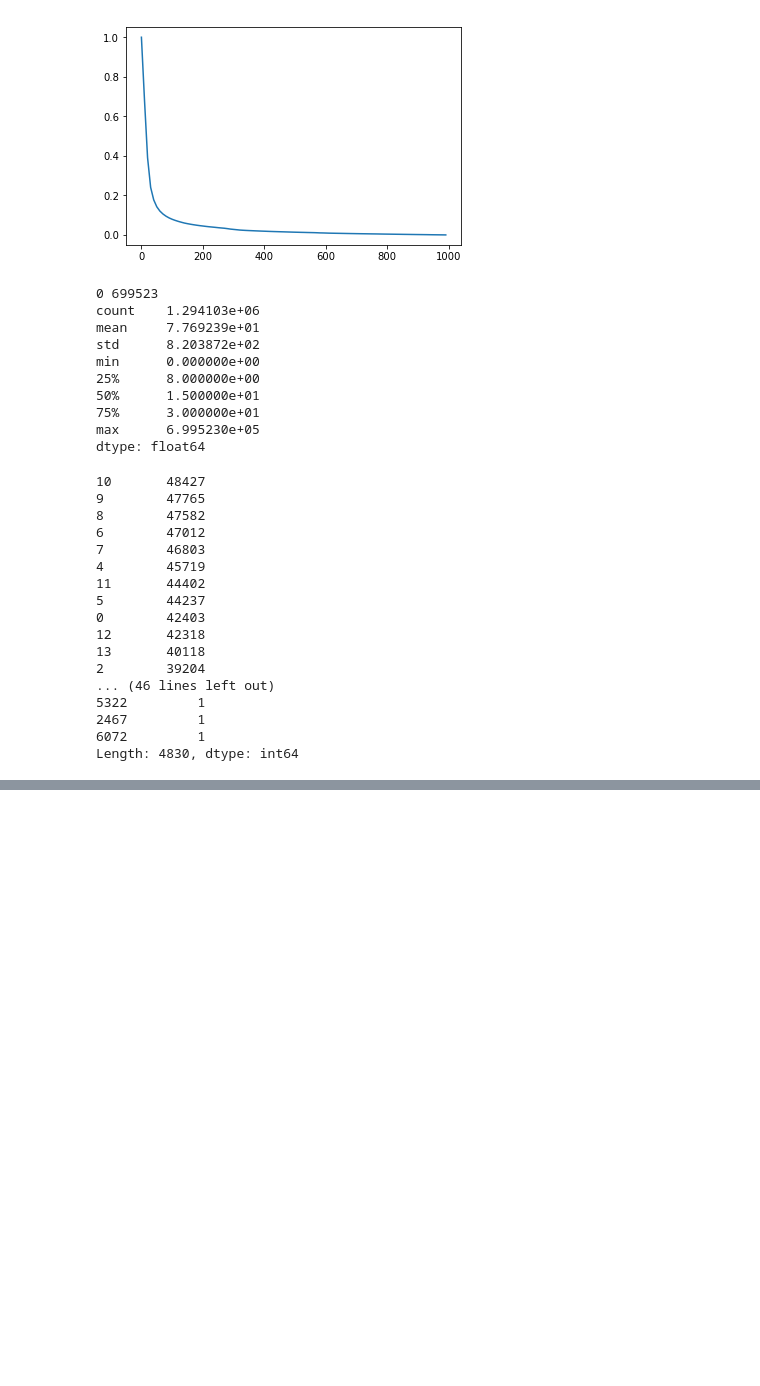
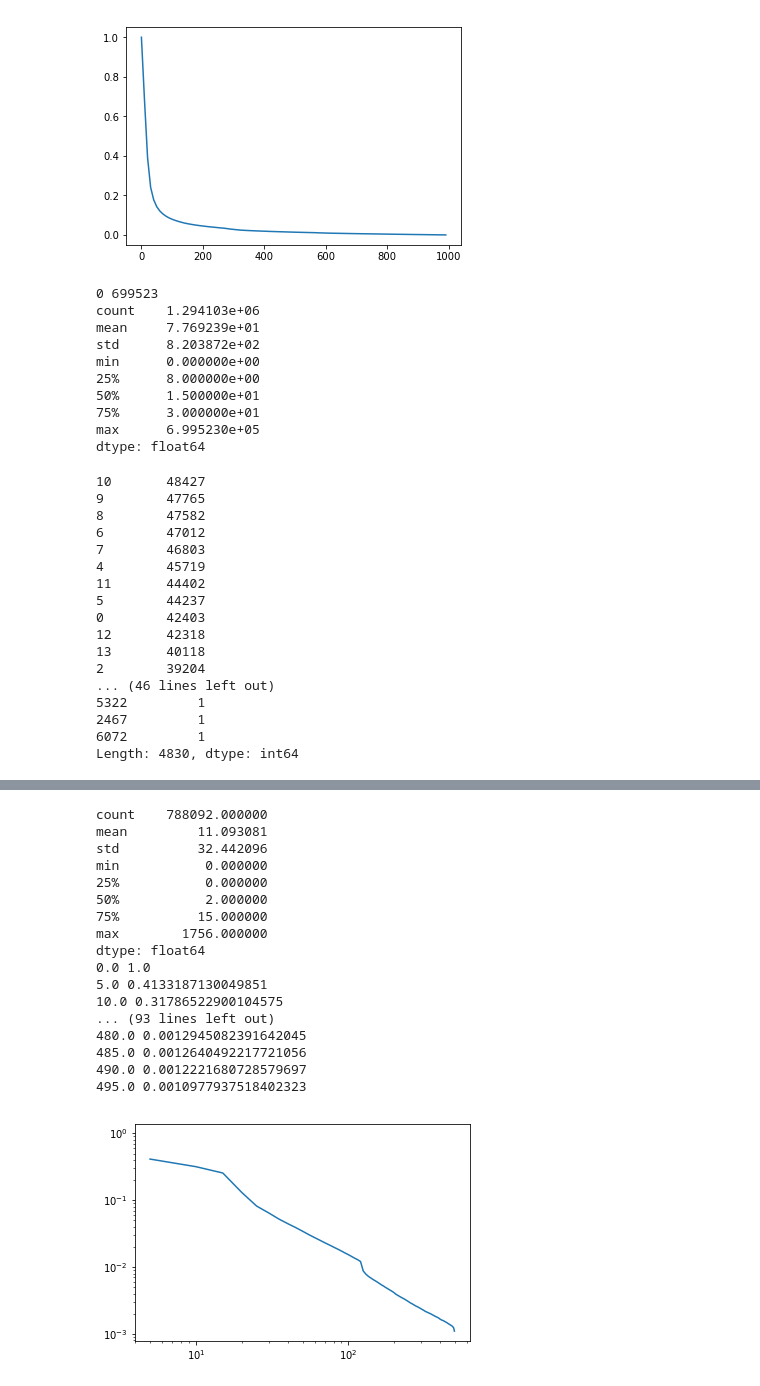
Before and after one commit to kayzhou/Guba_analysis, a Jupyter notebook: explore.ipynb, the cells around one changed output, grey strips where cells are left out. Saved outputs shown, nothing was run; the diff lists cells and outputs as text; code cells hidden in the pictures; blank space fills up the shorter version.

```diff
--- a/explore.ipynb
+++ b/explore.ipynb
@@ -190,0 +184,32 @@ Length: 4830, dtype: int64
+# %%
+# 完整网络
+
+# 实际关注数
+print(data2.describe())
+
+x, cdf, pdf = get_cdf_pdf(data2, 0, 500, 5)
+for k, v in zip(x, cdf):
+    print(k, v)
+plt.loglog()
+plt.plot(x, cdf)
+# plt.yscale('log')
+plt.show()
+# %% [output]
+count    788092.000000
+mean         11.093081
+std          32.442096
+min           0.000000
+25%           0.000000
+50%           2.000000
+75%          15.000000
+max        1756.000000
+dtype: float64
+0.0 1.0
+5.0 0.4133187130049851
+10.0 0.31786522900104575
+... (93 lines left out)
+480.0 0.0012945082391642045
+485.0 0.0012640492217721056
+490.0 0.0012221680728579697
+495.0 0.0010977937518402323
+[figure, added]
```
Also changed, not shown: parts of 4 cells of this notebook.
